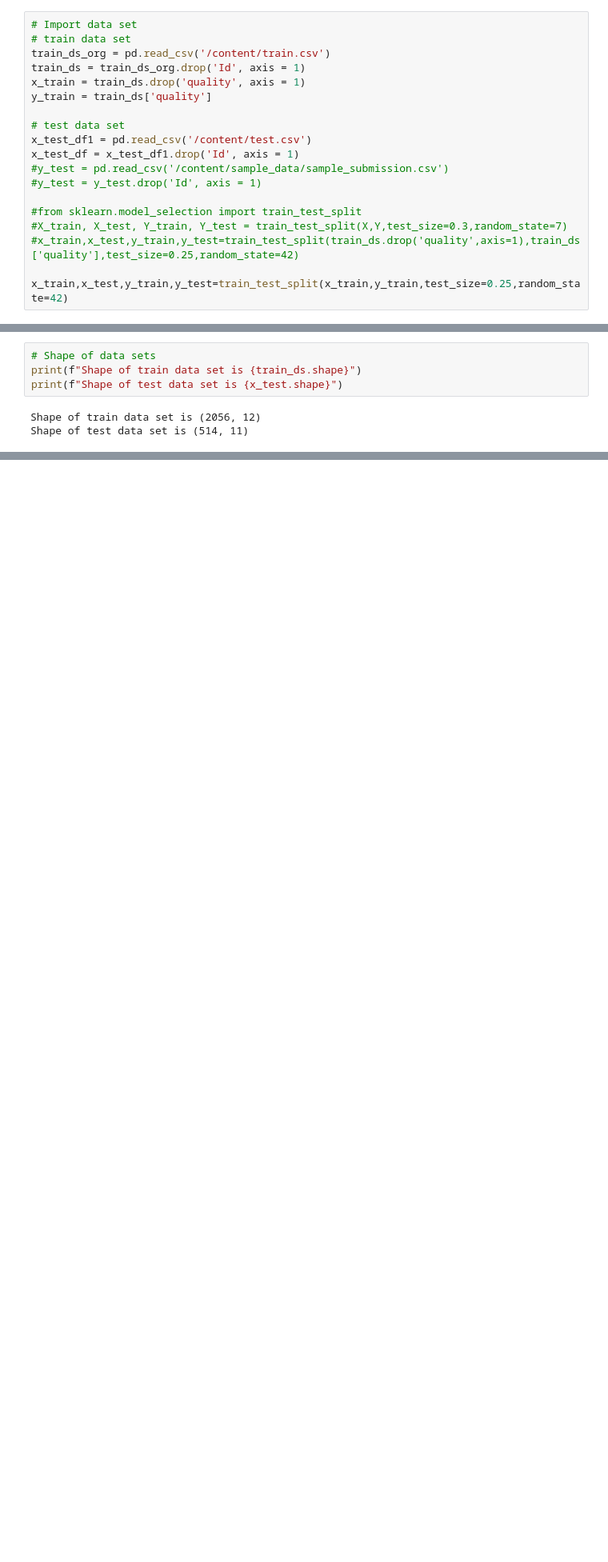
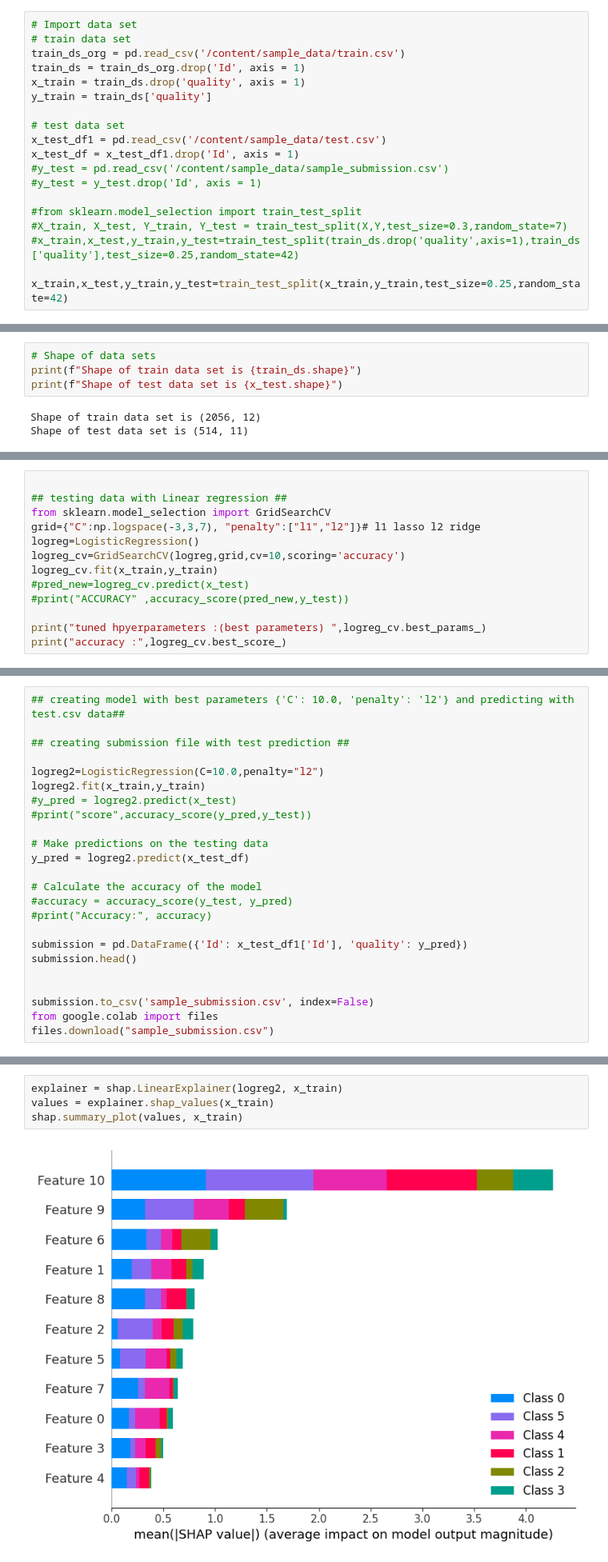
Before and after one commit to WineQualityAnalysis/WineQualityKaggle, a Jupyter notebook: Ordinal_Regression_with_Tabular_Wine_Quality_Dataset.ipynb, the cells around one changed output, grey strips where cells are left out. Shown: that part at 80% size. Saved outputs shown, nothing was run; the diff lists cells and outputs as text; blank space fills up the shorter version.

Commit message:
Scaled data changes,Linear regression analysis,Shapely for Linear regression model

```diff
--- a/Ordinal_Regression_with_Tabular_Wine_Quality_Dataset.ipynb
+++ b/Ordinal_Regression_with_Tabular_Wine_Quality_Dataset.ipynb
@@ -32,13 +32,13 @@ Drive already mounted at /content/drive; to attempt to forcibly remount, call dr
 # %%
 # Import data set
 # train data set
-train_ds_org = pd.read_csv('/content/train.csv')
+train_ds_org = pd.read_csv('/content/sample_data/train.csv')
 train_ds = train_ds_org.drop('Id', axis = 1)
 x_train = train_ds.drop('quality', axis = 1)
 y_train = train_ds['quality']
 
 # test data set
-x_test_df1 = pd.read_csv('/content/test.csv')
+x_test_df1 = pd.read_csv('/content/sample_data/test.csv')
 x_test_df = x_test_df1.drop('Id', axis = 1)
 #y_test = pd.read_csv('/content/sample_data/sample_submission.csv')
 #y_test = y_test.drop('Id', axis = 1)
@@ -245,0 +288,13 @@ Please also refer to the documentation for alternative solver options:
+# %%
+
+## testing data with Linear regression ##
+from sklearn.model_selection import GridSearchCV
+grid={"C":np.logspace(-3,3,7), "penalty":["l1","l2"]}# l1 lasso l2 ridge
+logreg=LogisticRegression()
+logreg_cv=GridSearchCV(logreg,grid,cv=10,scoring='accuracy')
+logreg_cv.fit(x_train,y_train)
+#pred_new=logreg_cv.predict(x_test)
+#print("ACCURACY" ,accuracy_score(pred_new,y_test))
+
+print("tuned hpyerparameters :(best parameters) ",logreg_cv.best_params_)
+print("accuracy :",logreg_cv.best_score_)
@@ -245,0 +321,24 @@ Please also refer to the documentation for alternative solver options:
+# %%
+## creating model with best parameters {'C': 10.0, 'penalty': 'l2'} and predicting with test.csv data##
+
+## creating submission file with test prediction ##
+
+logreg2=LogisticRegression(C=10.0,penalty="l2")
+logreg2.fit(x_train,y_train)
+#y_pred = logreg2.predict(x_test)
+#print("score",accuracy_score(y_pred,y_test))
+
+# Make predictions on the testing data
+y_pred = logreg2.predict(x_test_df)
+
+# Calculate the accuracy of the model
+#accuracy = accuracy_score(y_test, y_pred)
+#print("Accuracy:", accuracy)
+
+submission = pd.DataFrame({'Id': x_test_df1['Id'], 'quality': y_pred})
+submission.head()
+
+
+submission.to_csv('sample_submission.csv', index=False)
+from google.colab import files
+files.download("sample_submission.csv")
@@ -245,0 +369,6 @@ Please also refer to the documentation for alternative solver options:
+# %%
+explainer = shap.LinearExplainer(logreg2, x_train)
+values = explainer.shap_values(x_train)
+shap.summary_plot(values, x_train)
+# %% [output]
+[figure, added]
```
Also changed, not shown: parts of 5 cells of this notebook.
